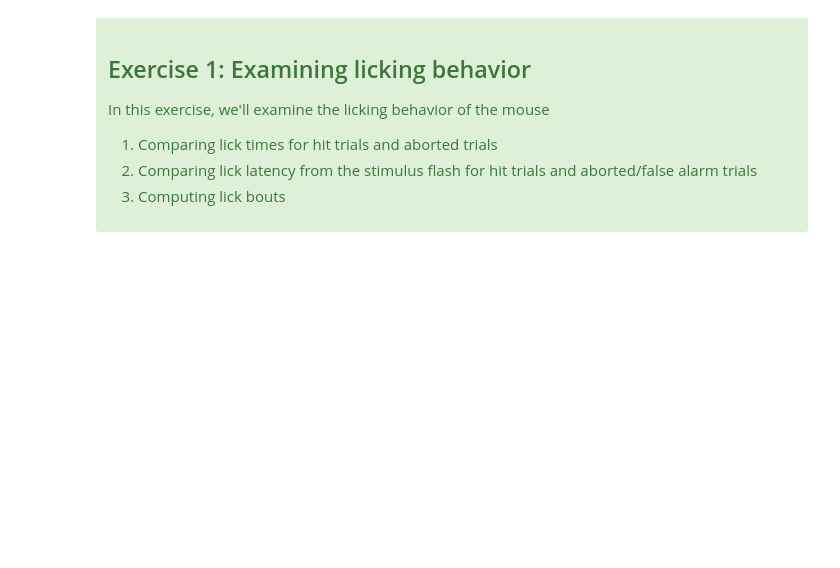
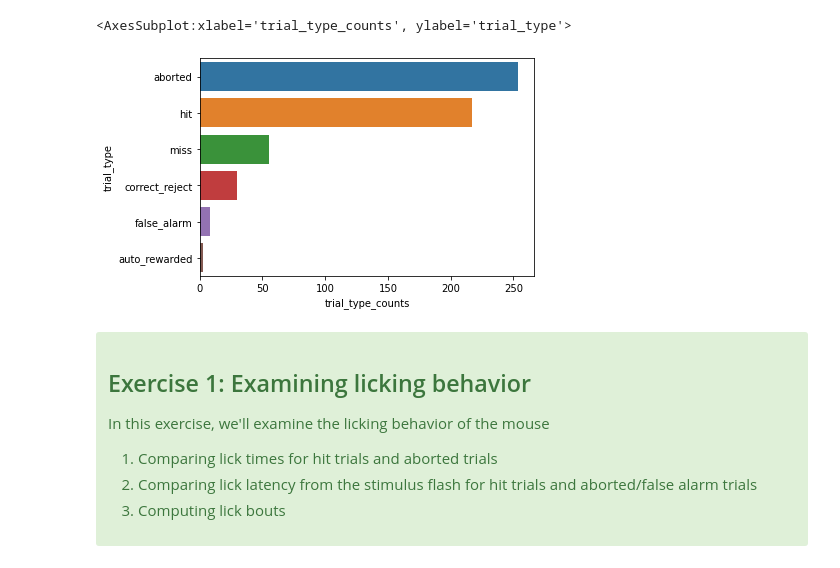
Before and after one commit to AllenInstitute/swdb_2022, a Jupyter notebook: Organizers/VBN_Exercise_solutions.ipynb, the cells around one changed output. Cells and saved outputs as stored; diff of their text form; code cells hidden in the pictures; blank space fills up the shorter version.

```diff
--- a/Organizers/VBN_Exercise_solutions.ipynb
+++ b/Organizers/VBN_Exercise_solutions.ipynb
@@ -112,3 +103,15 @@ sns.barplot(trial_type_counts, x='trial_type', y=trial_type_counts.index)
+# %%
+# Now, get the number of rows having each of these trial types using value_counts
+trial_type_counts = trials['trial_type'].value_counts().rename('trial_type_counts')
+
+# Set the index up as a separate column, for plotting purposes
+trial_type_counts = trial_type_counts.reset_index().rename(columns={'index': 'trial_type'})
+
+# Finally, plot these values using a seaborn bar plot
+sns.barplot(data=trial_type_counts, x='trial_type_counts', y='trial_type')
+# %% [output]
+<AxesSubplot:xlabel='trial_type_counts', ylabel='trial_type'>
+[figure, added]
 # %% [markdown]
 <div class="alert alert-block alert-success">
 
```
Also changed, not shown: parts of 13 cells of this notebook.
